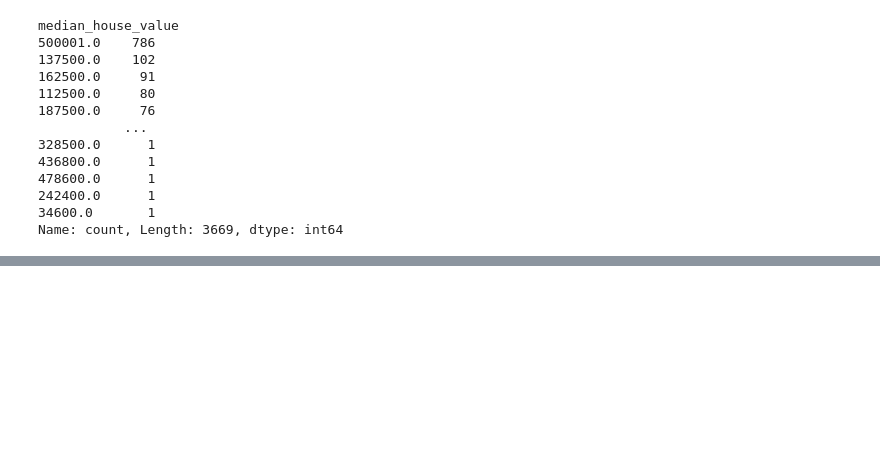
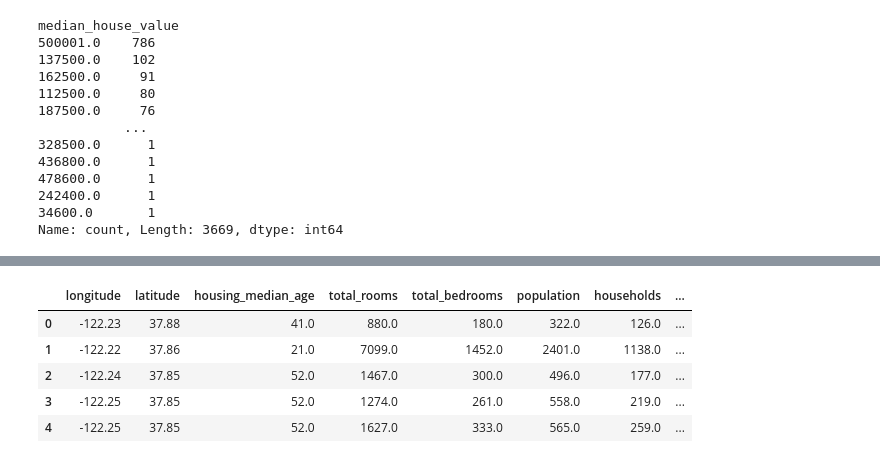
Before and after one commit to ilijahristov/machine-learning, a Jupyter notebook: housing_california/housing.ipynb, the cells around one changed output, grey strips where cells are left out. Cells and saved outputs as stored; diff of their text form; code cells hidden in the pictures; blank space fills up the shorter version.

```diff
--- a/housing_california/housing.ipynb
+++ b/housing_california/housing.ipynb
@@ -209,0 +280,25 @@ Name: count, Length: 3669, dtype: int64
+# %%
+"""
+    Imputing the data that has missing rows for total_bedrooms,
+    even tough the total number of missing values accounts only 1%
+    of the total overall datasize, lets impute it either way,
+    we do this by finding the ratio: median(total_bedrooms / total_rooms)
+    and then adding it to each missing column via,
+    total_bedrooms_missing_column = total_rooms * ratio
+"""
+
+ratio = (housing['total_bedrooms'] / housing['total_rooms']).median()
+
+
+housing_ratio = housing.copy()
+
+housing_ratio['total_bedrooms'] = (housing_ratio['total_rooms']*ratio).round(0)
+
+housing_ratio.sort_index().head()
+# %% [output]
+|  | longitude | latitude | housing_median_age | total_rooms | total_bedrooms | population | households | ... |
+| 0 | -122.23 | 37.88 | 41.0 | 880.0 | 180.0 | 322.0 | 126.0 | ... |
+| 1 | -122.22 | 37.86 | 21.0 | 7099.0 | 1452.0 | 2401.0 | 1138.0 | ... |
+| 2 | -122.24 | 37.85 | 52.0 | 1467.0 | 300.0 | 496.0 | 177.0 | ... |
+| 3 | -122.25 | 37.85 | 52.0 | 1274.0 | 261.0 | 558.0 | 219.0 | ... |
+| 4 | -122.25 | 37.85 | 52.0 | 1627.0 | 333.0 | 565.0 | 259.0 | ... |
```
Also changed, not shown: parts of 17 cells of this notebook.
